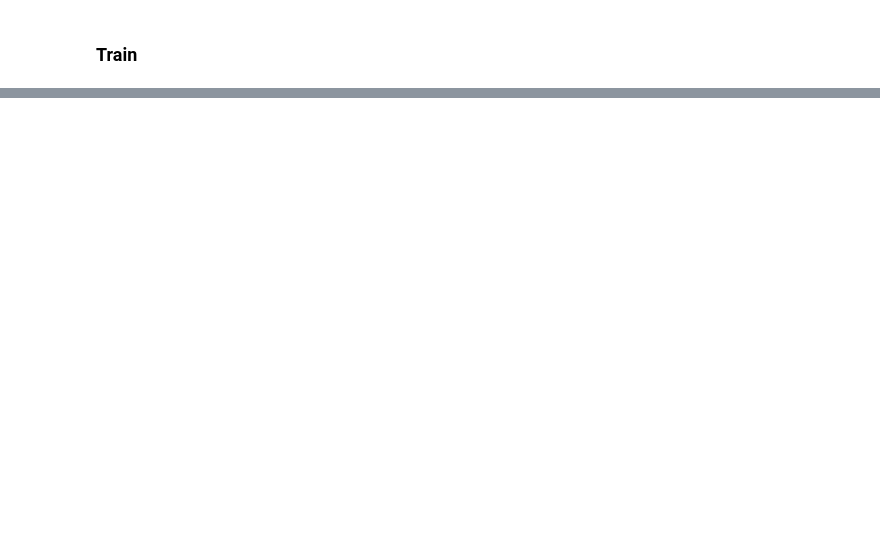
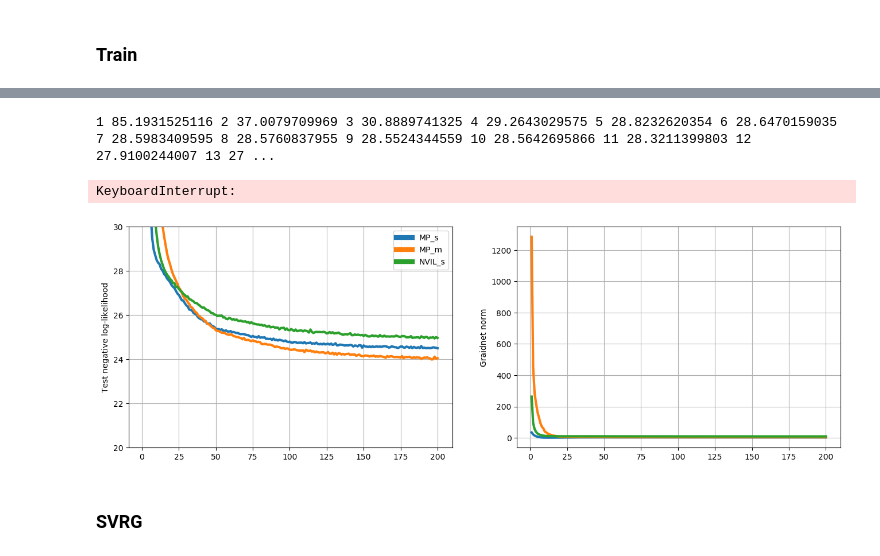
Before and after one commit to ethihsy/cc, a Jupyter notebook: gd_est.ipynb, the cells around one changed output, grey strips where cells are left out. Cells and saved outputs as stored; diff of their text form; code cells hidden in the pictures; blank space fills up the shorter version.

```diff
--- a/gd_est.ipynb
+++ b/gd_est.ipynb
@@ -72,0 +18,4 @@ linear = True
+# %%
+for i in range(14):
+    for j in range(14):
+        data.images[:,i*14+j] = data.images[:,56*i+2*j]
@@ -193,12 +109,0 @@ nltrain_step = opt.apply_gradients(nlgd)
-# %%
-_layer = [[2, dx[0][0], djx], [1, dh[0][0], djh]]
-for z in _layer:
-    _J = z[1]
-    _dJ = beta*z[2][0]+(1-beta)*tf.square(_J)+eps
-    _rJ = beta*z[2][1]+(1-beta)*_J*tf.transpose([_J[:,-1]])
-    _gg = alpha*z[2][2] + (1-alpha)*z[1]
-
-    if z[0]==2:
-        _xdj = tf.concat([tf.concat([[_dJ],[_rJ]],0),[_gg]],0)
-    else:
-        _hdj = tf.concat([tf.concat([[_dJ],[_rJ]],0),[_gg]],0)
@@ -414,0 +246,33 @@ ntrain_step = opt.apply_gradients(ngd)
+# %%
+test0 = fit_model(200000, "testGB")
+# %% [output]
+1 85.1931525116 2 37.0079709969 3 30.8889741325 4 29.2643029575 5 28.8232620354 6 28.6470159035 7 28.5983409595 8 28.5760837955 9 28.5524344559 10 28.5642695866 11 28.3211399803 12 27.9100244007 13 27 ...
+KeyboardInterrupt:
+# %%
+plt.style.use('default')
+fig, ax = plt.subplots(1,2, figsize=(16,5))
+ax[0].set_ylabel("Test negative log-likelihood")
+ax[1].set_ylabel("Graidnet norm")
+
+ax[0].set_ylim(20,30)
+#ax[1].set_ylim(0,80)
+for i in range(2):
+#    ax[i].set_xlim(0,100)
+#    ax[i].set_xlabel("Steps with the same # grads (1e4)")
+#    ax[i].set_xlabel("Steps (1e4)")
+
+    plot_banded_error(test0[i], "MP_s", ax[i])
+    plot_banded_error(test1[i], "MP_m", ax[i])
+    plot_banded_error(test2[i], "NVIL_s", ax[i])
+
+
+
+
+    fatlegend(ax[0])
+    ax[i].grid(True)
+plt.show()
+#fig.savefig('nll2_2.png')
+# %% [output]
+[figure, added]
+# %% [markdown]
+### SVRG
```
Also changed, not shown: parts of 32 cells of this notebook.
